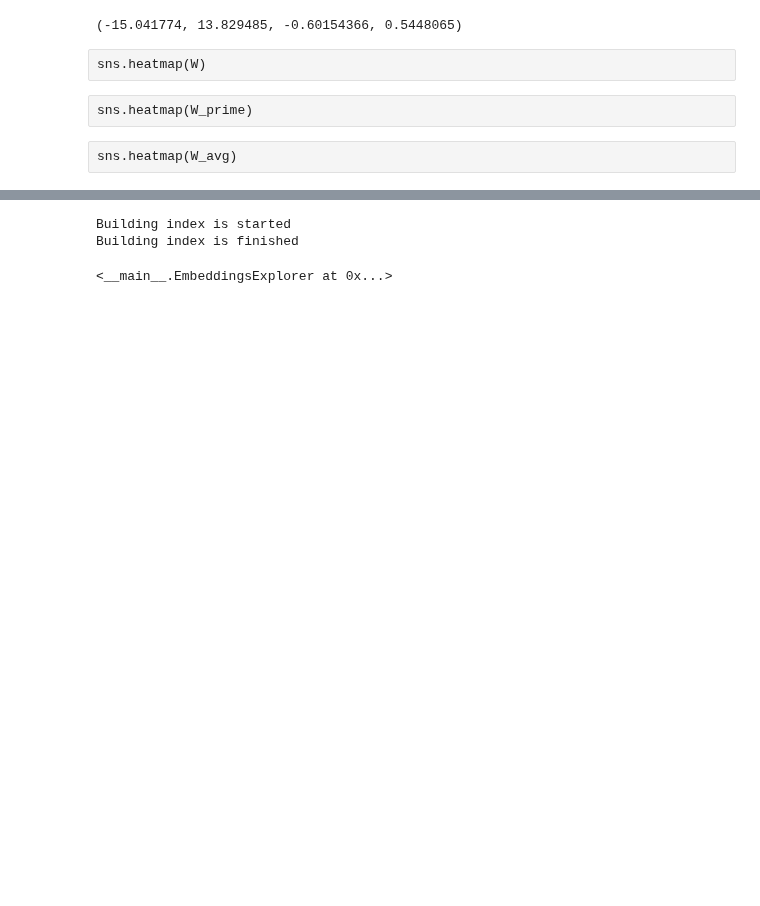
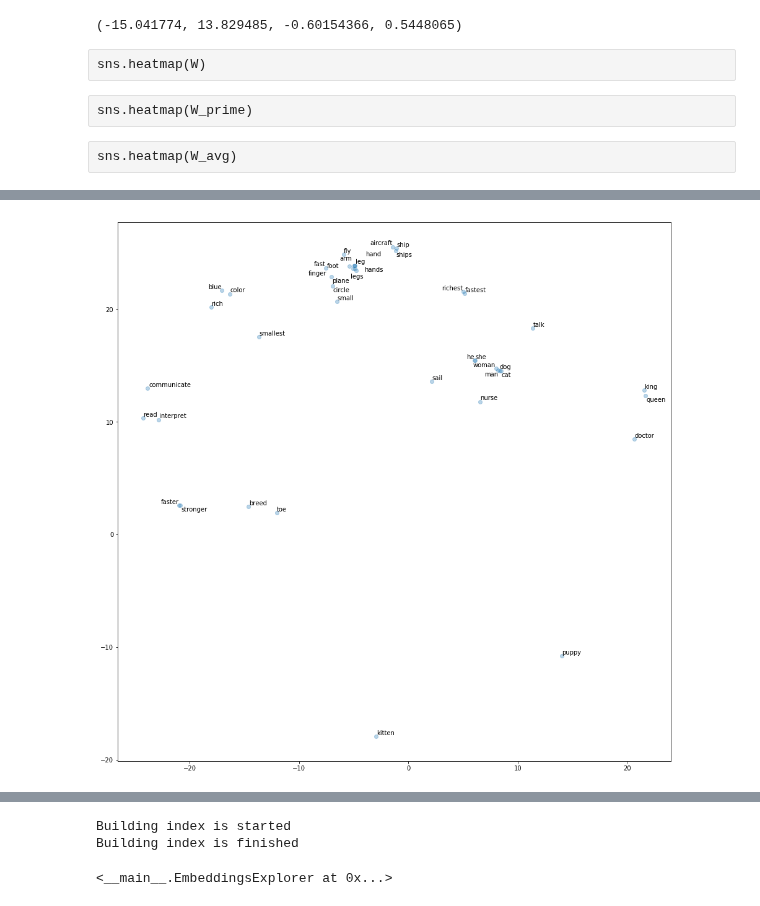
Before and after one commit to labdmitriy/dl_in_nlp, a Jupyter notebook: workshop_1/experiments/task3_word2vec.ipynb, the cells around one changed output, grey strips where cells are left out. Drawn from its saved outputs; the diff is of its cells as text; code cells hidden in the pictures; blank space fills up the shorter version.

```diff
--- a/workshop_1/experiments/task3_word2vec.ipynb
+++ b/workshop_1/experiments/task3_word2vec.ipynb
@@ -403,7 +420,9 @@ embs_tsne = tsne.fit_transform(W_avg)
 # %%
-tokens = ['man', 'woman', 'king', 'queen', 'mother', 'father']
+#tokens = ['man', 'woman', 'king', 'queen', 'mother', 'father']
 # tokens = list(dict(sg_batcher.token_counts.most_common(100)).keys())
-plot_embeddings(embs_tsne, sg_batcher.token_to_idx, tokens)
+plot_embeddings(embs_tsne, sg_batcher.token_to_idx, words, fig_size=(16, 16))
+# %% [output]
+[figure, added]
 # %%
 %%time
 umap = UMAP(metric='cosine')
```
Also changed, not shown: parts of 41 cells of this notebook.
